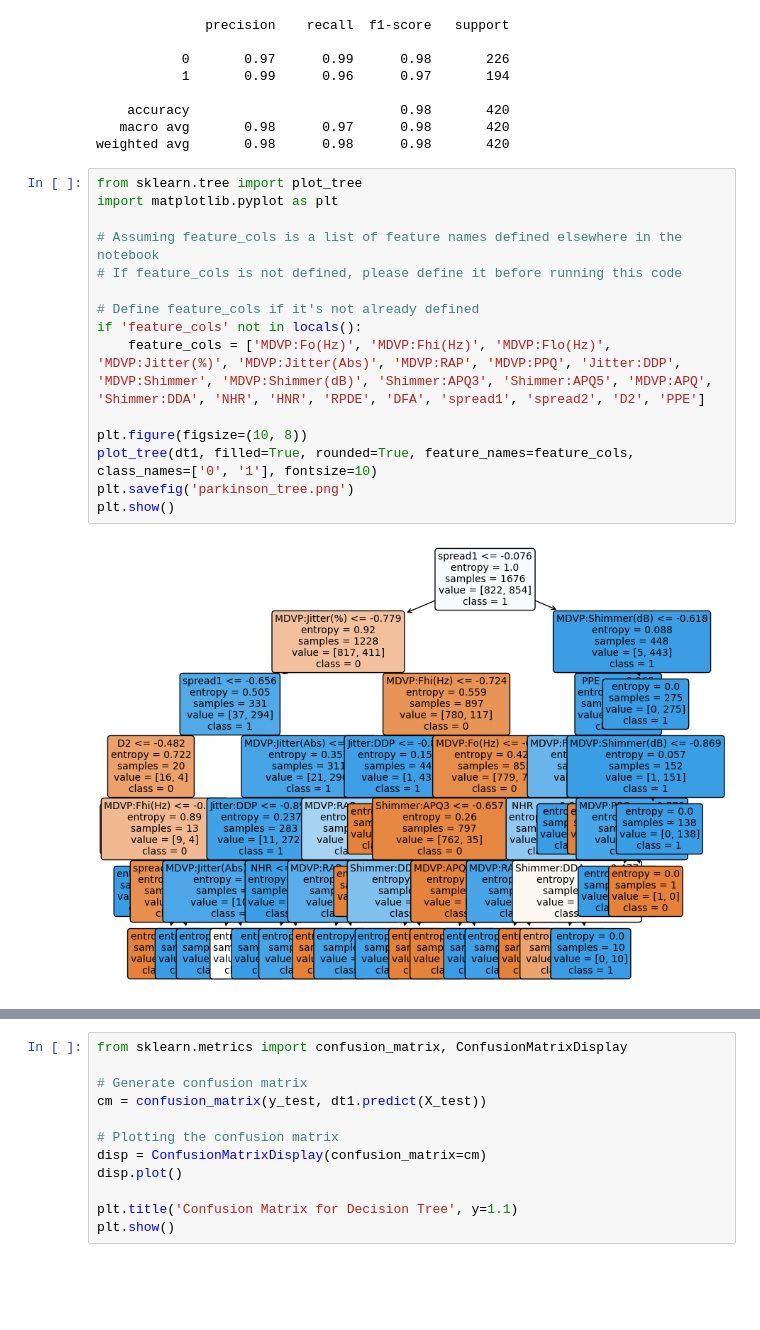
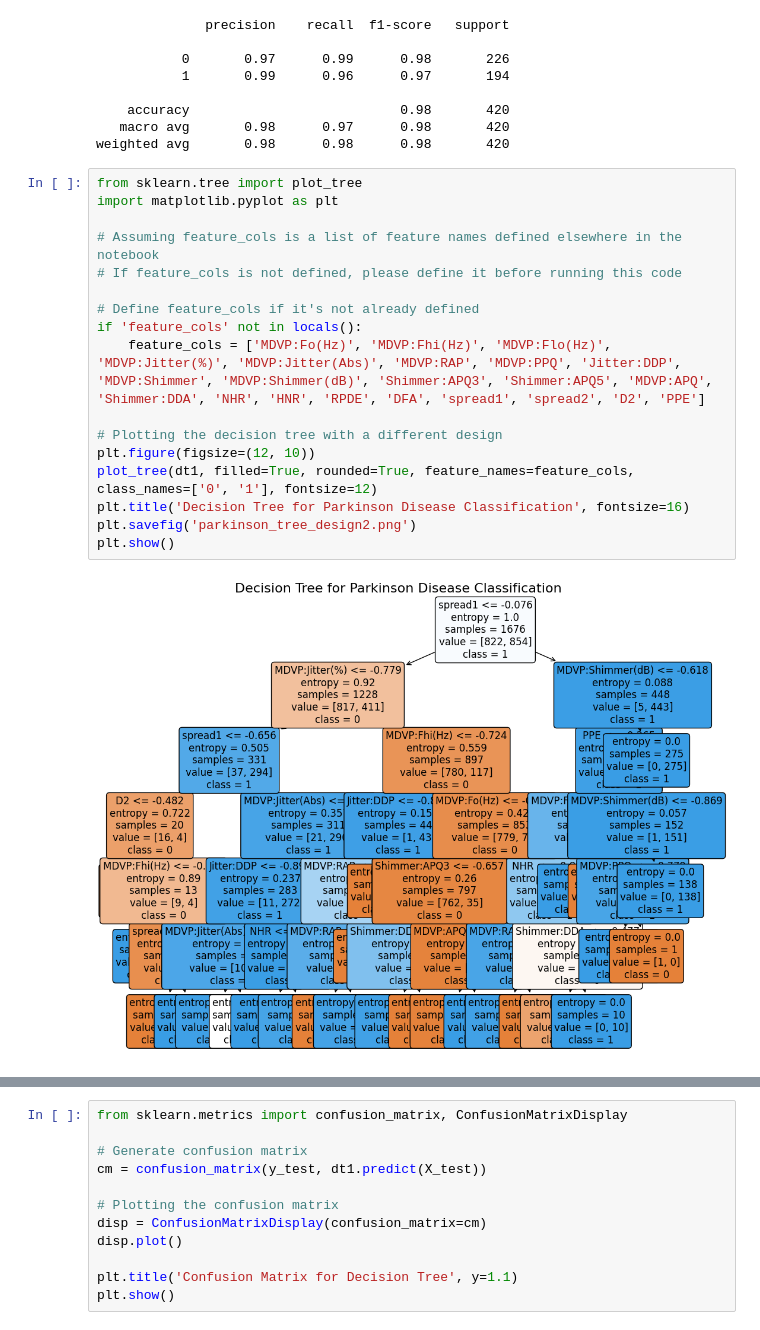
Before and after one commit to Bishwaprotapi/Parkinson-s-DiseaseML, a Jupyter notebook: parkinson disease.ipynb, the cells around one changed output, grey strips where cells are left out. Saved outputs shown, nothing was run; the diff lists cells and outputs as text; blank space fills up the shorter version.

```diff
--- a/parkinson disease.ipynb
+++ b/parkinson disease.ipynb
@@ -421,17 +421,19 @@ weighted avg       0.98      0.98      0.98       420
 # %%
 from sklearn.tree import plot_tree
 import matplotlib.pyplot as plt
 
 # Assuming feature_cols is a list of feature names defined elsewhere in the notebook
 # If feature_cols is not defined, please define it before running this code
 
 # Define feature_cols if it's not already defined
 if 'feature_cols' not in locals():
     feature_cols = ['MDVP:Fo(Hz)', 'MDVP:Fhi(Hz)', 'MDVP:Flo(Hz)', 'MDVP:Jitter(%)', 'MDVP:Jitter(Abs)', 'MDVP:RAP', 'MDVP:PPQ', 'Jitter:DDP', 'MDVP:Shimmer', 'MDVP:Shimmer(dB)', 'Shimmer:APQ3', 'Shimmer:APQ5', 'MDVP:APQ', 'Shimmer:DDA', 'NHR', 'HNR', 'RPDE', 'DFA', 'spread1', 'spread2', 'D2', 'PPE']
 
-plt.figure(figsize=(10, 8))
-plot_tree(dt1, filled=True, rounded=True, feature_names=feature_cols, class_names=['0', '1'], fontsize=10)
-plt.savefig('parkinson_tree.png')
+# Plotting the decision tree with a different design
+plt.figure(figsize=(12, 10))
+plot_tree(dt1, filled=True, rounded=True, feature_names=feature_cols, class_names=['0', '1'], fontsize=12)
+plt.title('Decision Tree for Parkinson Disease Classification', fontsize=16)
+plt.savefig('parkinson_tree_design2.png')
 plt.show()
 # %% [output]
-[figure, old version]
+[figure, new version]
```
Also changed, not shown: parts of 4 cells of this notebook.
